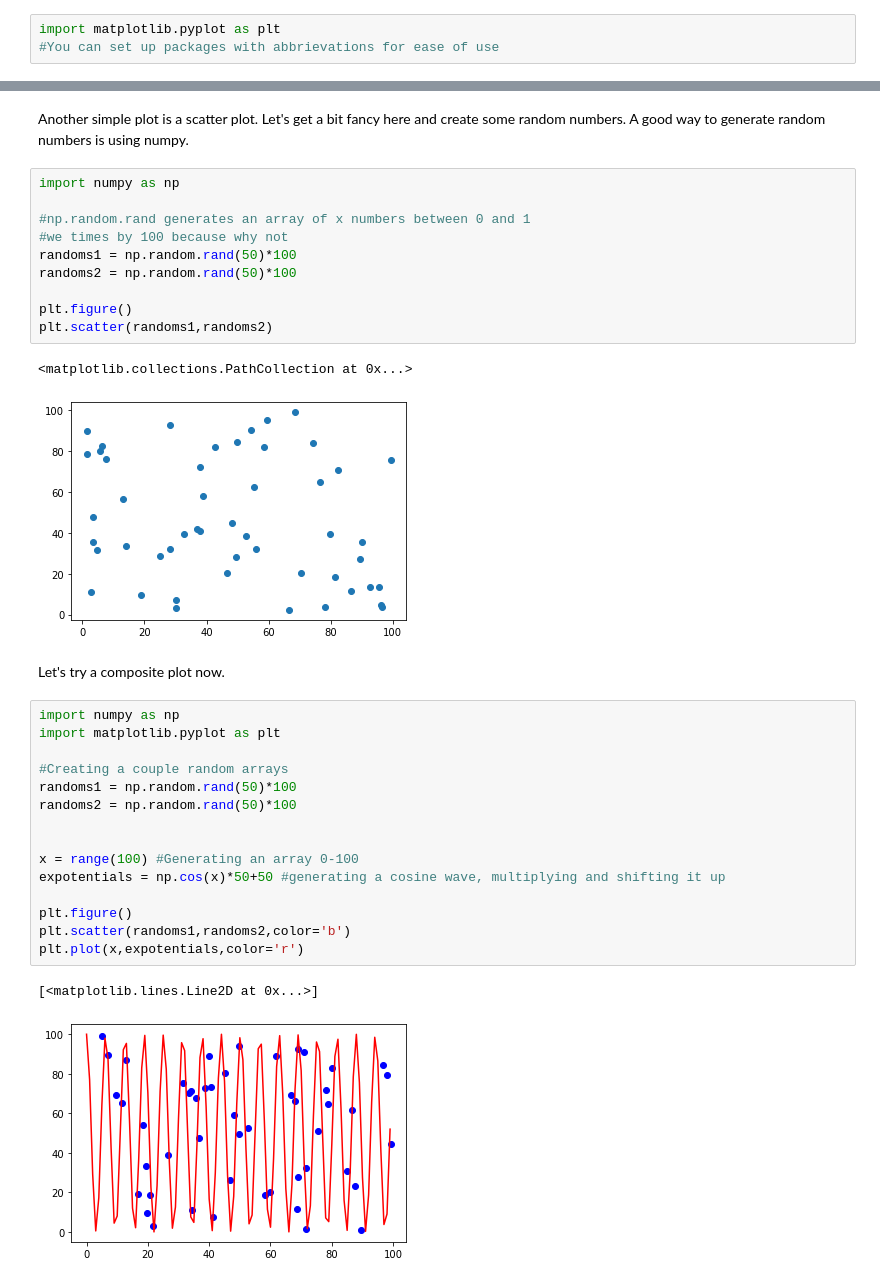
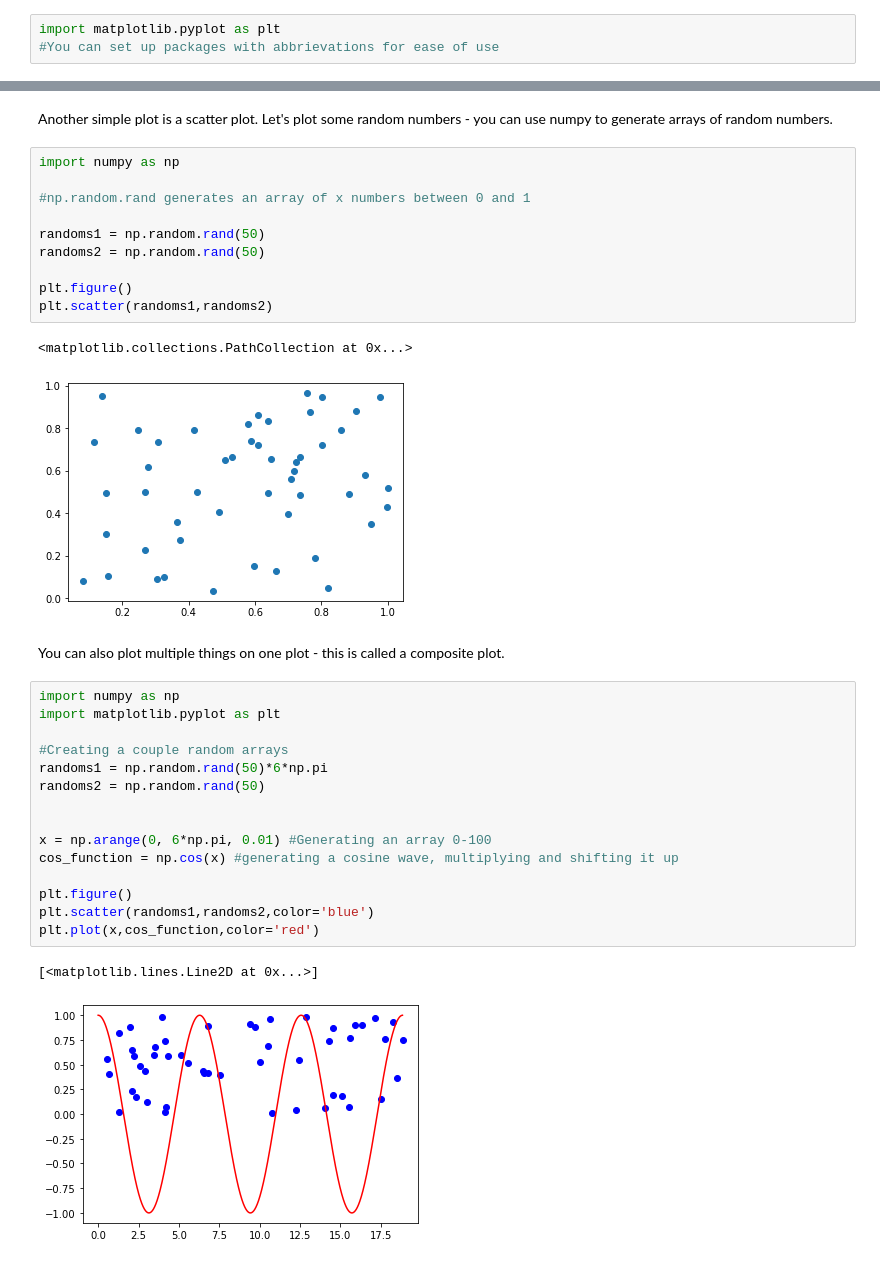
Before and after one commit to nawinnova/WEW2024_SolarPhysicsWorkshop, a Jupyter notebook: Stage 3.ipynb, the cells around one changed output, grey strips where cells are left out. Cells and saved outputs as stored; diff of their text form.

```diff
--- a/Stage 3.ipynb
+++ b/Stage 3.ipynb
@@ -25,37 +25,36 @@ Text(0.5, 1.0, 'Season temperature variation')
 # %% [markdown]
-Another simple plot is a scatter plot. Let's get a bit fancy here and create some random numbers.
-A good way to generate random numbers is using numpy.
+Another simple plot is a scatter plot. Let's plot some random numbers - you can use numpy to generate arrays of random numbers.
 # %%
 import numpy as np
 
 #np.random.rand generates an array of x numbers between 0 and 1
-#we times by 100 because why not
-randoms1 = np.random.rand(50)*100
-randoms2 = np.random.rand(50)*100
+
+randoms1 = np.random.rand(50)
+randoms2 = np.random.rand(50)
 
 plt.figure()
 plt.scatter(randoms1,randoms2)
 # %% [output]
 <matplotlib.collections.PathCollection at 0x...>
-[figure, old version]
+[figure, new version]
-# %% [markdown]
-Let's try a composite plot now.
+# %% [markdown]
+You can also plot multiple things on one plot - this is called a composite plot.
 # %%
 import numpy as np
 import matplotlib.pyplot as plt
 
 #Creating a couple random arrays
-randoms1 = np.random.rand(50)*100
-randoms2 = np.random.rand(50)*100
+randoms1 = np.random.rand(50)*6*np.pi
+randoms2 = np.random.rand(50)
 
 
-x = range(100) #Generating an array 0-100
-expotentials = np.cos(x)*50+50 #generating a cosine wave, multiplying and shifting it up
+x = np.arange(0, 6*np.pi, 0.01) #Generating an array 0-100
+cos_function = np.cos(x) #generating a cosine wave, multiplying and shifting it up
 
 plt.figure()
-plt.scatter(randoms1,randoms2,color='b')
-plt.plot(x,expotentials,color='r')
+plt.scatter(randoms1,randoms2,color='blue')
+plt.plot(x,cos_function,color='red')
 # %% [output]
 [<matplotlib.lines.Line2D at 0x...>]
-[figure, old version]
+[figure, new version]
 # %% [markdown]
```
Also changed, not shown: parts of 9 cells of this notebook, 3 other files.
